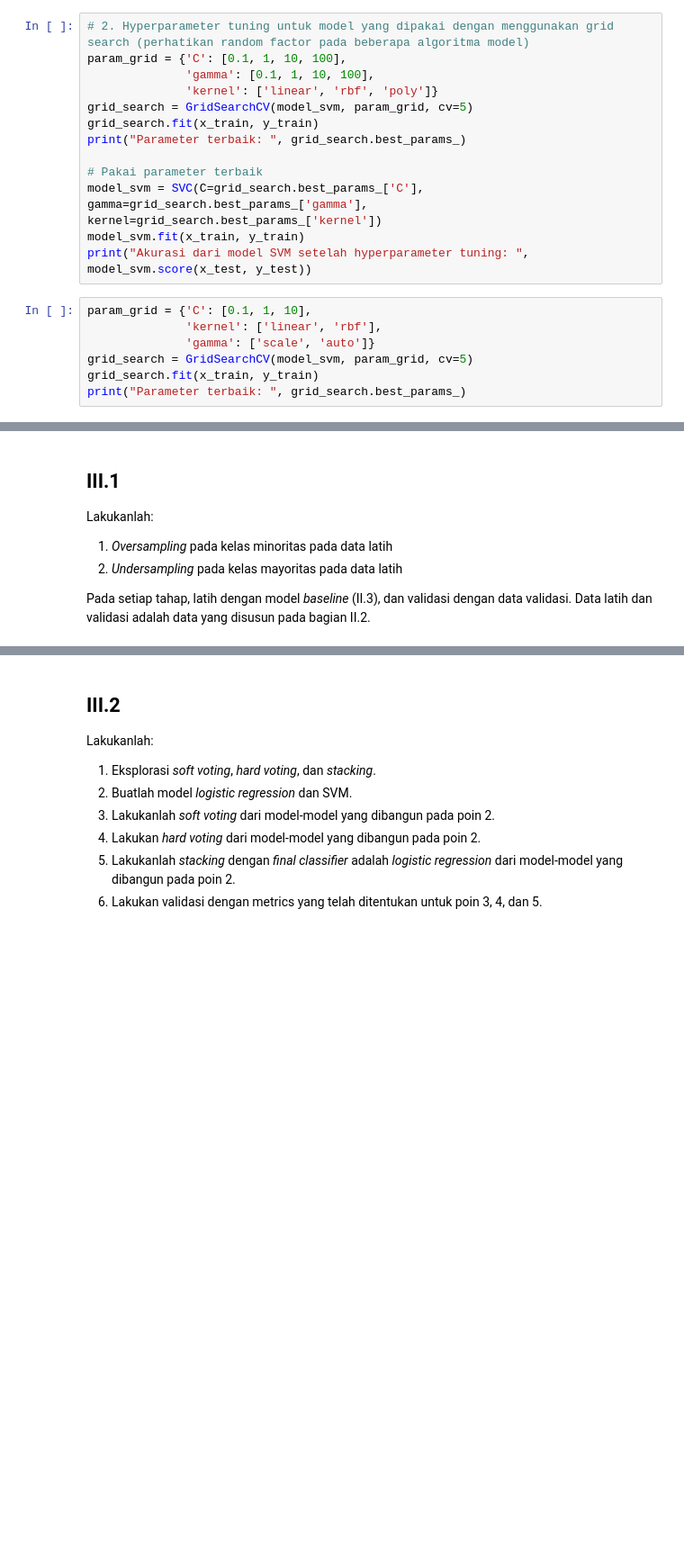
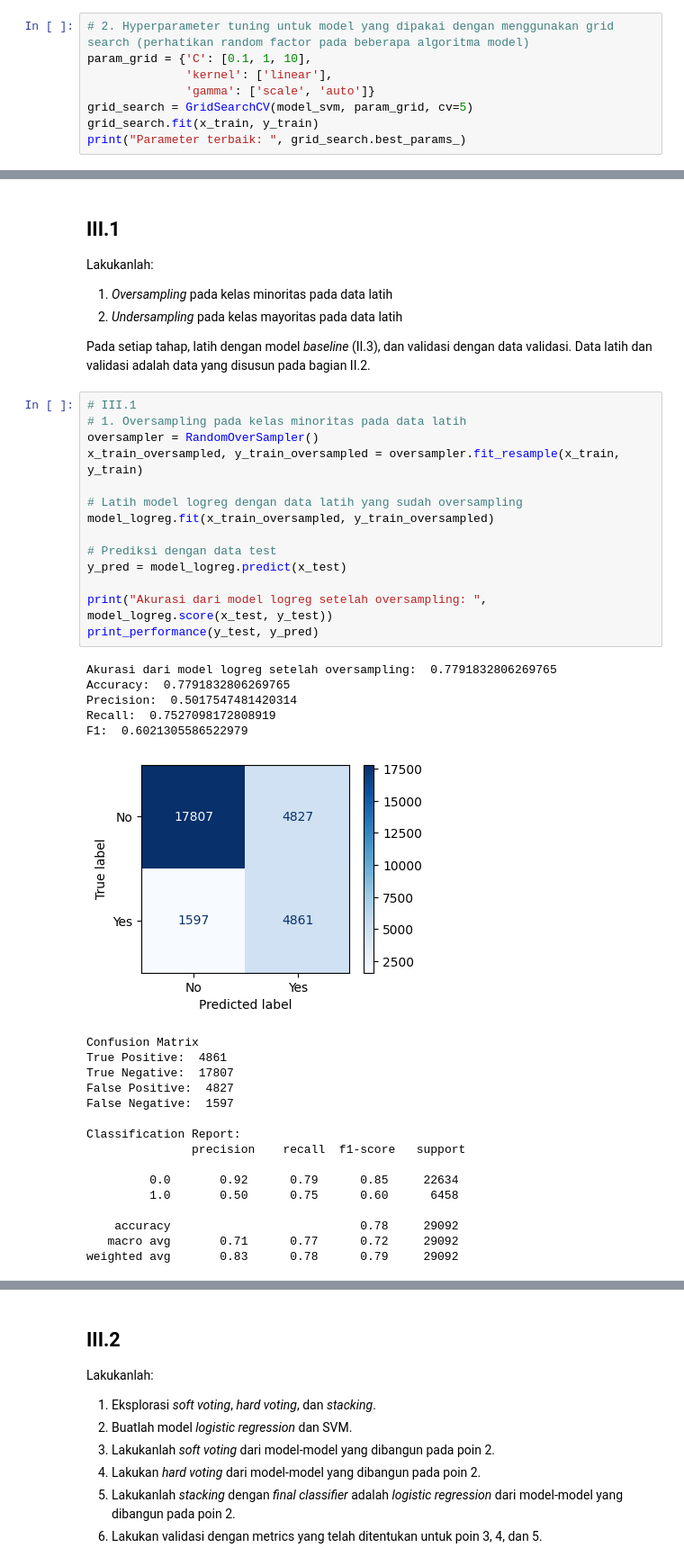
Before and after one commit to VieriMansyl/prapraktikum-ml, a Jupyter notebook: Tugas_Prapraktikum_IF3270.ipynb, the cells around one changed output, grey strips where cells are left out. Shown at 90% size. Saved outputs shown, nothing was run; the diff lists cells and outputs as text; blank space fills up the shorter version.

Commit message:
feat: undersampling oversampling

```diff
--- a/Tugas_Prapraktikum_IF3270.ipynb
+++ b/Tugas_Prapraktikum_IF3270.ipynb
@@ -369,20 +395,8 @@ Akurasi dari model SVM:  0.8505431046335762
 # %%
 # 2. Hyperparameter tuning untuk model yang dipakai dengan menggunakan grid search (perhatikan random factor pada beberapa algoritma model)
-param_grid = {'C': [0.1, 1, 10, 100],
-              'gamma': [0.1, 1, 10, 100],
-              'kernel': ['linear', 'rbf', 'poly']}
+param_grid = {'C': [0.1, 1, 10],
+              'kernel': ['linear'],
+              'gamma': ['scale', 'auto']}
 grid_search = GridSearchCV(model_svm, param_grid, cv=5)
 grid_search.fit(x_train, y_train)
 print("Parameter terbaik: ", grid_search.best_params_)
-
-# Pakai parameter terbaik
-model_svm = SVC(C=grid_search.best_params_['C'], gamma=grid_search.best_params_['gamma'], kernel=grid_search.best_params_['kernel'])
-model_svm.fit(x_train, y_train)
-print("Akurasi dari model SVM setelah hyperparameter tuning: ", model_svm.score(x_test, y_test))
-# %%
-param_grid = {'C': [0.1, 1, 10],
-              'kernel': ['linear', 'rbf'],
-              'gamma': ['scale', 'auto']}
-grid_search = GridSearchCV(model_svm, param_grid, cv=5)
-grid_search.fit(x_train, y_train)
-print("Parameter terbaik: ", grid_search.best_params_)
@@ -404,4 +423,40 @@ Lakukanlah:
 2. _Undersampling_ pada kelas mayoritas pada data latih
 
 Pada setiap tahap, latih dengan model *baseline* (II.3), dan validasi dengan data validasi. Data latih dan validasi adalah data yang disusun pada bagian II.2.
+# %%
+# III.1
+# 1. Oversampling pada kelas minoritas pada data latih
+oversampler = RandomOverSampler()
+x_train_oversampled, y_train_oversampled = oversampler.fit_resample(x_train, y_train)
+
+# Latih model logreg dengan data latih yang sudah oversampling
+model_logreg.fit(x_train_oversampled, y_train_oversampled)
+
+# Prediksi dengan data test
+y_pred = model_logreg.predict(x_test)
+
+print("Akurasi dari model logreg setelah oversampling: ", model_logreg.score(x_test, y_test))
+print_performance(y_test, y_pred)
+# %% [output]
+Akurasi dari model logreg setelah oversampling:  0.7791832806269765
+Accuracy:  0.7791832806269765
+Precision:  0.5017547481420314
+Recall:  0.7527098172808919
+F1:  0.6021305586522979
+[figure, added]
+Confusion Matrix
+True Positive:  4861
+True Negative:  17807
+False Positive:  4827
+False Negative:  1597
+
+Classification Report:
+               precision    recall  f1-score   support
+
+         0.0       0.92      0.79      0.85     22634
+         1.0       0.50      0.75      0.60      6458
+
+    accuracy                           0.78     29092
+   macro avg       0.71      0.77      0.72     29092
+weighted avg       0.83      0.78      0.79     29092
 # %%
```
Also changed, not shown: parts of 8 cells of this notebook.
